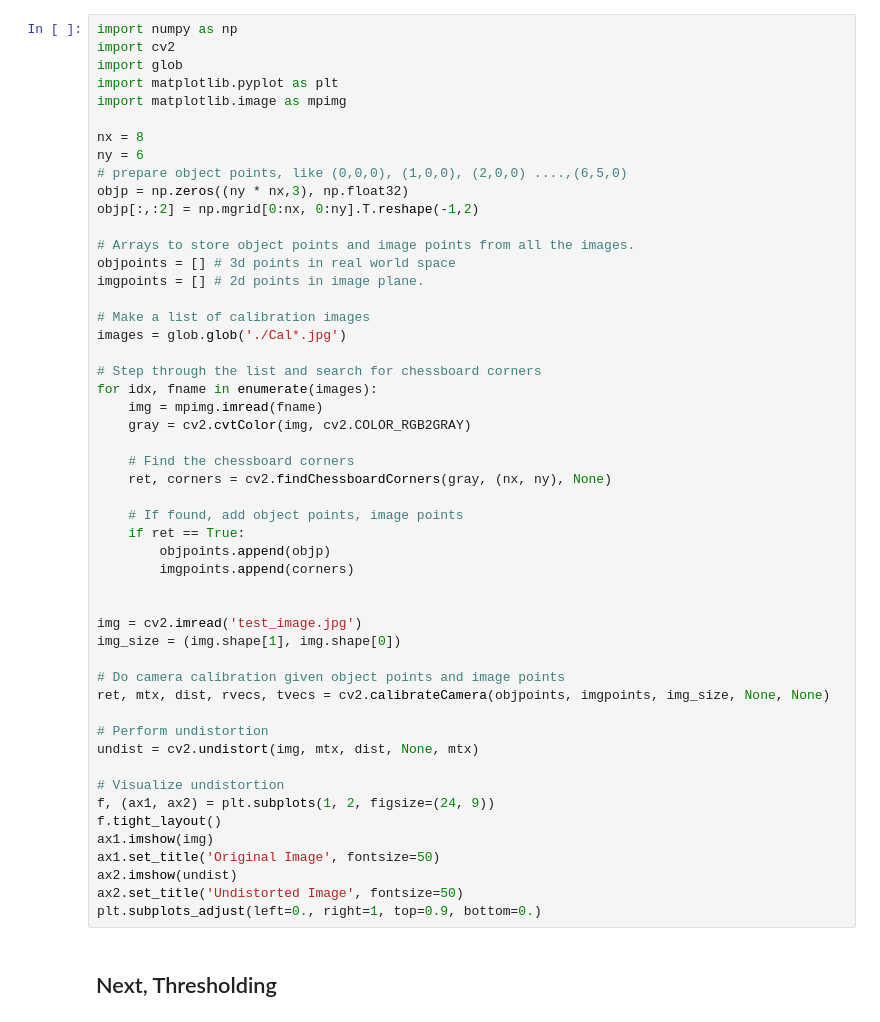
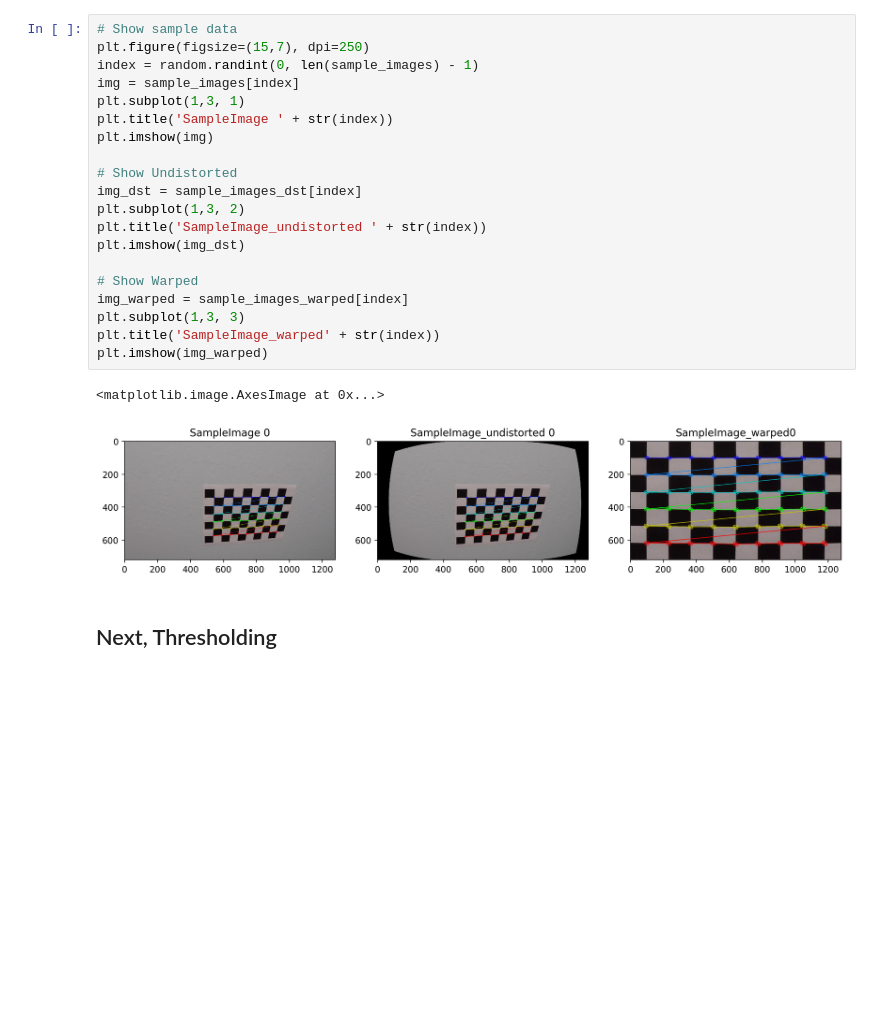
Before and after one commit to shotaro12oyama/udacity-advanced-lane-lines, a Jupyter notebook: Advanced_Lane_Finding.ipynb, the cells around one changed output. Saved outputs shown, nothing was run; the diff lists cells and outputs as text; blank space fills up the shorter version.

```diff
--- a/Advanced_Lane_Finding.ipynb
+++ b/Advanced_Lane_Finding.ipynb
@@ -56,53 +96,25 @@ cv2.destroyAllWindows()
-# %%
-import numpy as np
-import cv2
-import glob
-import matplotlib.pyplot as plt
-import matplotlib.image as mpimg
-
-nx = 8
-ny = 6
-# prepare object points, like (0,0,0), (1,0,0), (2,0,0) ....,(6,5,0)
-objp = np.zeros((ny * nx,3), np.float32)
-objp[:,:2] = np.mgrid[0:nx, 0:ny].T.reshape(-1,2)
-
-# Arrays to store object points and image points from all the images.
-objpoints = [] # 3d points in real world space
-imgpoints = [] # 2d points in image plane.
-
-# Make a list of calibration images
-images = glob.glob('./Cal*.jpg')
-
-# Step through the list and search for chessboard corners
-for idx, fname in enumerate(images):
-    img = mpimg.imread(fname)
-    gray = cv2.cvtColor(img, cv2.COLOR_RGB2GRAY)
-
-    # Find the chessboard corners
-    ret, corners = cv2.findChessboardCorners(gray, (nx, ny), None)
-
-    # If found, add object points, image points
-    if ret == True:
-        objpoints.append(objp)
-        imgpoints.append(corners)
-
-
-img = cv2.imread('test_image.jpg')
-img_size = (img.shape[1], img.shape[0])
-
-# Do camera calibration given object points and image points
-ret, mtx, dist, rvecs, tvecs = cv2.calibrateCamera(objpoints, imgpoints, img_size, None, None)
-
-# Perform undistortion
-undist = cv2.undistort(img, mtx, dist, None, mtx)
-
-# Visualize undistortion
-f, (ax1, ax2) = plt.subplots(1, 2, figsize=(24, 9))
-f.tight_layout()
-ax1.imshow(img)
-ax1.set_title('Original Image', fontsize=50)
-ax2.imshow(undist)
-ax2.set_title('Undistorted Image', fontsize=50)
-plt.subplots_adjust(left=0., right=1, top=0.9, bottom=0.)
+# %%
+# Show sample data
+plt.figure(figsize=(15,7), dpi=250)
+index = random.randint(0, len(sample_images) - 1)
+img = sample_images[index]
+plt.subplot(1,3, 1)
+plt.title('SampleImage ' + str(index))
+plt.imshow(img)
+
+# Show Undistorted
+img_dst = sample_images_dst[index]
+plt.subplot(1,3, 2)
+plt.title('SampleImage_undistorted ' + str(index))
+plt.imshow(img_dst)
+
+# Show Warped
+img_warped = sample_images_warped[index]
+plt.subplot(1,3, 3)
+plt.title('SampleImage_warped' + str(index))
+plt.imshow(img_warped)
+# %% [output]
+<matplotlib.image.AxesImage at 0x...>
+[figure, added]
 # %% [markdown]
 ## Next, Thresholding
```
Also changed, not shown: parts of 17 cells of this notebook, 1 other file.
